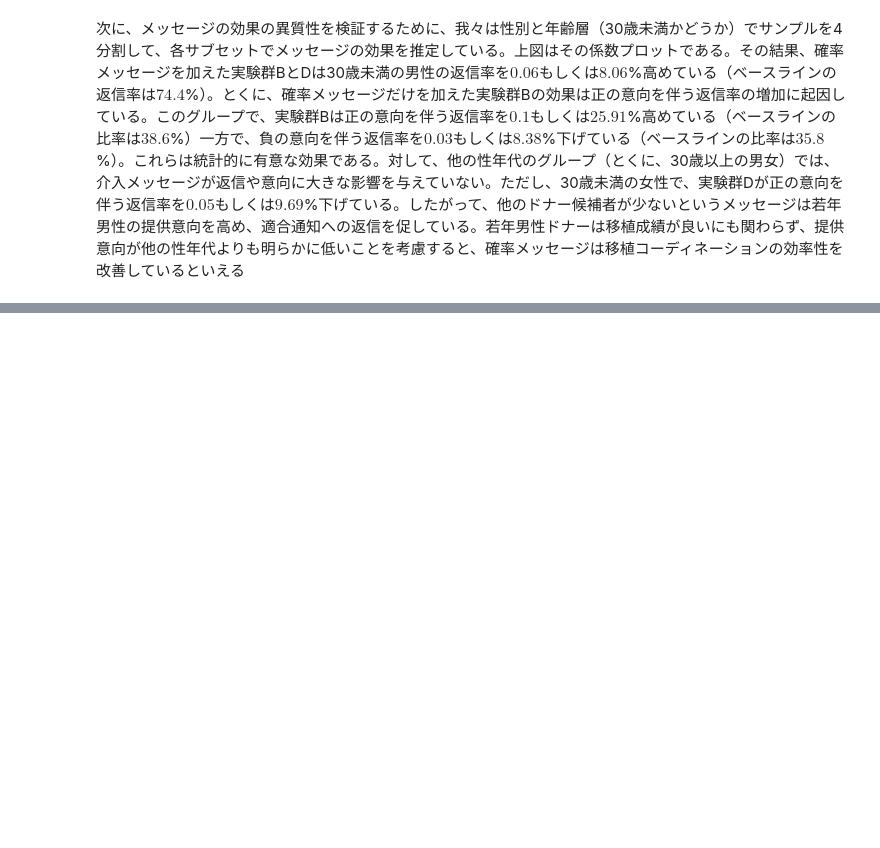
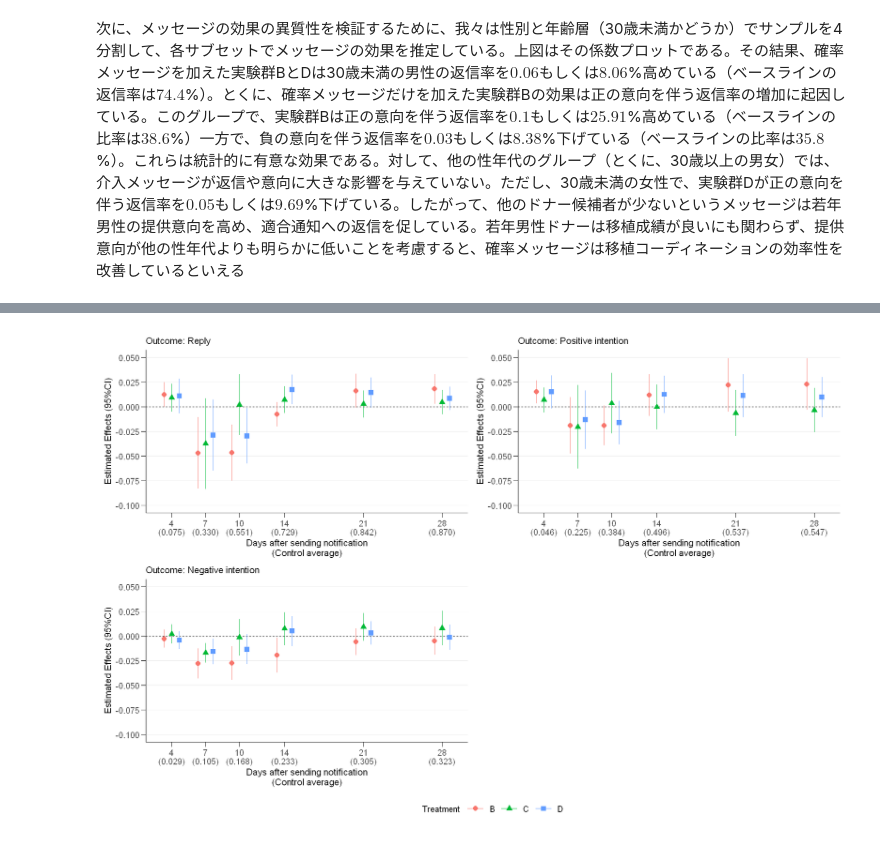
Before and after one commit to JMDP-behavioral-economics/RCT-Nudge, a Jupyter notebook: notebook/body.ipynb, the cells around one changed output, grey strips where cells are left out. Drawn from its saved outputs; the diff is of its cells as text; code cells hidden in the pictures; blank space fills up the shorter version.

Commit message:
add: response speed to notification

```diff
--- a/notebook/body.ipynb
+++ b/notebook/body.ipynb
@@ -496,0 +499,14 @@ Adding missing grouping variables: `outcome`
+# %%
+flow <- stock %>%
+  mutate(
+    days_reply = if_else(is.na(days_reply), 10000, days_reply),
+    days4 = if_else(days_reply <= 4, value, 0),
+    days7 = if_else(days_reply <= 7, value, 0),
+    days10 = if_else(days_reply <= 10, value, 0),
+    days14 = if_else(days_reply <= 14, value, 0),
+    days21 = if_else(days_reply <= 21, value, 0),
+    days28 = if_else(days_reply <= 28, value, 0)
+  ) %>%
+  select(-value) %>%
+  pivot_longer(days4:days28, "within", "days") %>%
+  mutate(within = as.numeric(within))
@@ -496,0 +517,61 @@ Adding missing grouping variables: `outcome`
+# %%
+#| label: reg-reply-flow
+#| fig-cap: "Effect on Reply within Specific Days after Sending Notification. Notes: These plots show the average effect (and associated 95% confidential interval) on each outcome."
+est_flow <- flow %>%
+  group_by(outcome, within) %>%
+  nest() %>%
+  mutate(fit = map(data, ~ lm_robust(
+    mod$ctrl,
+    cluster = RCTweek,
+    se_type = "stata",
+    data = .x
+  ))) %>%
+  mutate(
+    tidy = map(fit, tidy),
+    tidy = map(tidy, ~ subset(.x, str_detect(term, "treat"))),
+    tidy = map(tidy, ~ dplyr::select(.x, -outcome))
+  ) %>%
+  dplyr::select(-data, -fit) %>%
+  unnest(cols = tidy) %>%
+  mutate(
+    term = str_replace(term, "treat", ""),
+    term = factor(term, LETTERS[2:4])
+  )
+
+ctrl_avg <- flow %>%
+  dplyr::filter(treat == "A") %>%
+  group_by(outcome, within) %>%
+  summarize(mean = mean(value)) %>%
+  mutate(mean = sprintf("%1d\n(%1.3f)", within, mean))
+
+plot_list <- unique(est_flow$outcome) %>%
+  purrr::map(function(x) {
+    subset(est_flow, outcome == x) %>%
+      ggplot(aes(x = within, y = estimate, color = term, shape = term)) +
+      geom_hline(aes(yintercept = 0), linetype = 2) +
+      geom_point(size = 3, position = position_dodge(2)) +
+      geom_errorbar(
+        aes(ymin = conf.low, ymax = conf.high),
+        position = position_dodge(2),
+        width = 0
+      ) +
+      scale_x_continuous(
+        breaks = subset(ctrl_avg, outcome == x)$within,
+        labels = subset(ctrl_avg, outcome == x)$mean
+      ) +
+      scale_y_continuous(
+        breaks = seq(-0.2, 0.2, by = 0.025), limits = c(-0.1, 0.05)
+      ) +
+      labs(
+        title = paste("Outcome:", x),
+        x = "Days after sending notification\n(Control average)",
+        y = "Estimated Effects (95%CI)",
+        color = "Treatment", shape = "Treatment"
+      ) +
+      simplegg()
+  })
+
+wrap_plots(plot_list, ncol = 2) +
+  plot_layout(guides = "collect") &
+  theme(legend.position = "bottom")
+# %% [output]
@@ -496,0 +595 @@ Adding missing grouping variables: `outcome`
+[figure, added]
```
Also changed, not shown: parts of 3 cells of this notebook.
